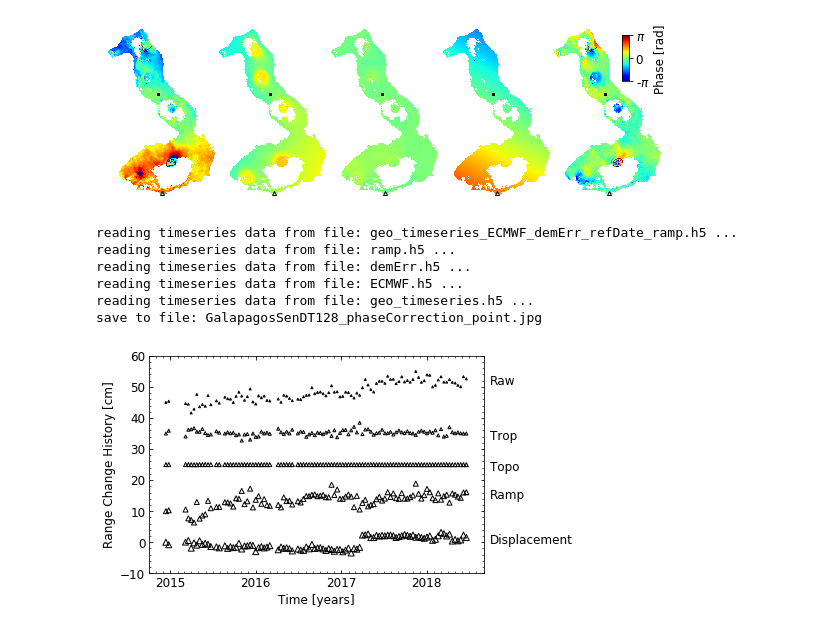
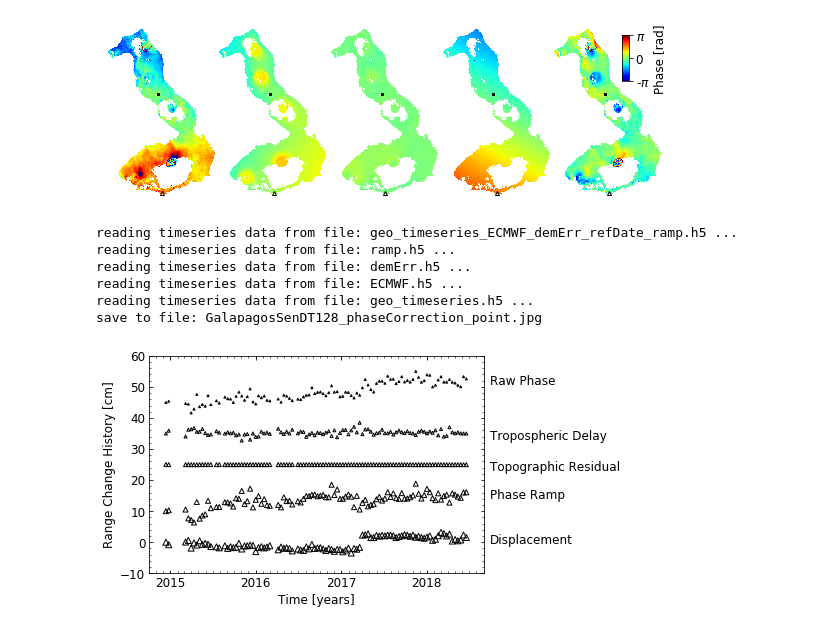
Before and after one commit to geodesymiami/Yunjun_et_al-2019-MintPy, a Jupyter notebook: phase_correction.ipynb, the cells around one changed output. Drawn from its saved outputs; the diff is of its cells as text; code cells hidden in the pictures.

```diff
--- a/phase_correction.ipynb
+++ b/phase_correction.ipynb
@@ -134,7 +134,7 @@ ts_files = ['geo_timeseries.h5',
             'demErr.h5',
             'ramp.h5',
             'geo_timeseries_ECMWF_demErr_refDate_ramp.h5']
-labels = ['Raw', 'Trop', 'Topo', 'Ramp', 'Displacement']
+labels = ['Raw Phase', 'Tropospheric Delay', 'Topographic Residual', 'Phase Ramp', 'Displacement']
 offset = [45, 35, 25, 10, 0]
 
 
@@ -166,31 +166,31 @@ for i in range(num_file-1, -1, -1):
     d_ts += offset[i]
 
     ms = marker_size - ms_step * (num_file - 1 - i)
     ax.scatter(dates, d_ts, marker='^', s=ms**2, label=labels[i],
                facecolors='none', edgecolors='k', linewidth=1.)
 
     ax.annotate(labels[i], xy=(1.02, d_ts[-1]-2),
                 xycoords=ax.get_yaxis_transform(),  # y in data untis, x in axes fraction
                 color='k', fontsize=font_size)
 
 ax.tick_params(which='both', direction='in', labelsize=font_size,
                bottom=True, top=True, left=True, right=True)
 ax, t0, t1 = pp.auto_adjust_xaxis_date(ax, obj.yearList, fontsize=font_size)
 ax.set_xlabel('Time [years]', fontsize=font_size)
 ax.set_ylabel('Range Change History [cm]', fontsize=font_size)
 ax.set_ylim(-10, 60)
 ax.set_xlim(t0+relativedelta(months=2), t1)
 ax.yaxis.set_minor_locator(AutoMinorLocator())
 
 out_file = '{}_phaseCorrection_point.jpg'.format(proj_name)
 plt.savefig(out_file, bbox_inches='tight', transparent=True, dpi=fig_dpi)
 print('save to file: '+out_file)
 plt.show()
 # %% [output]
 reading timeseries data from file: geo_timeseries_ECMWF_demErr_refDate_ramp.h5 ...
 reading timeseries data from file: ramp.h5 ...
 reading timeseries data from file: demErr.h5 ...
 reading timeseries data from file: ECMWF.h5 ...
 reading timeseries data from file: geo_timeseries.h5 ...
 save to file: GalapagosSenDT128_phaseCorrection_point.jpg
-[figure, old version]
+[figure, new version]
```
Also changed, not shown: 4 other files.
